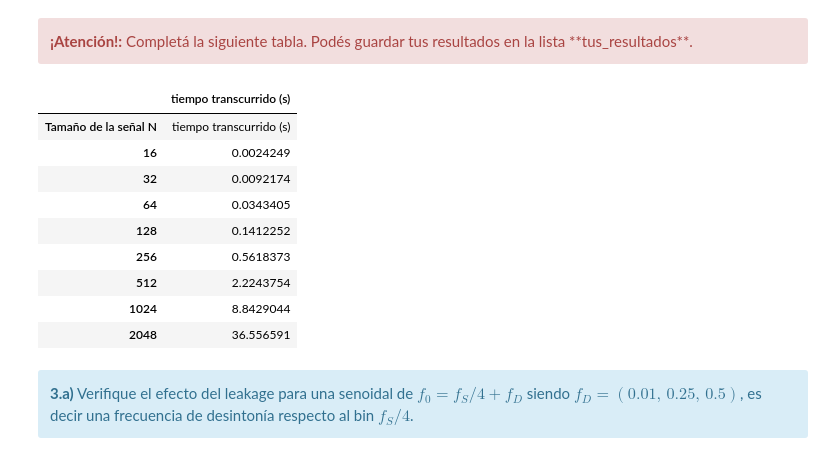
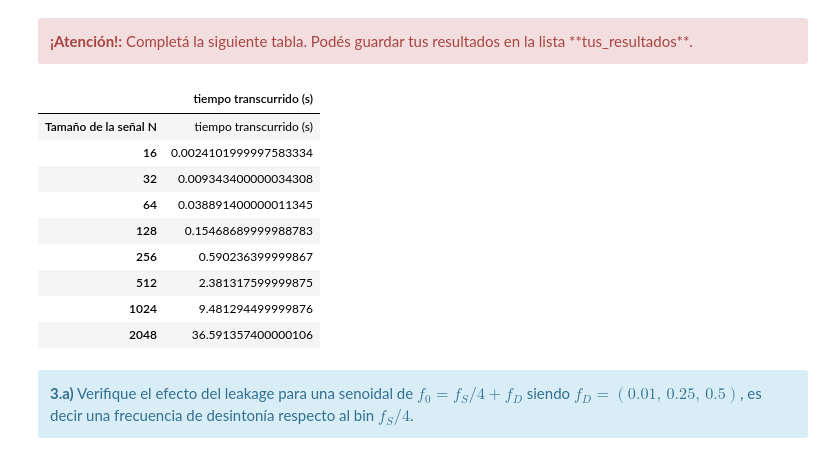
Before and after one commit to juansalvo94/2020_PDS_TP, a Jupyter notebook: TP1 - Muestreo de señales - Forurier.ipynb, the cells around one changed output. Saved outputs shown, nothing was run; the diff lists cells and outputs as text; code cells hidden in the pictures.

```diff
--- a/TP1 - Muestreo de señales - Forurier.ipynb
+++ b/TP1 - Muestreo de señales - Forurier.ipynb
@@ -215,47 +215,84 @@ hello
 # %%
 from pandas import DataFrame
 from IPython.display import HTML
+from timeit import default_timer as timer
+
+def My_DFT(signal,N):
+	output = np.arange(0.0,N,dtype="complex_")
+	for k in range(N):  # For each output element
+		s = complex(0)
+		for t in range(N):  # For each input element
+			angle = 2j * np.pi * t * k / N
+			s += signal[t] * np.exp(-angle)
+		output[k] = s
+	return output
 
 #######################################
 # Tu simulación que genere resultados #
 #######################################
+muestras = []
+for x in range(4,12):
+    muestras.append(2**x)
+
+Tiempos = []
+Tiempos_txt = []
+for N in muestras:
 
 
+    fs = 1000 # Hz
+    a0 = 1 # Volts
+    p0 = 0 # radianes
+    f0 = 25.5  # Hz
+    ts = 1/fs
+
+    tt,xx = generador_senoidal(fs,f0,N,a0,p0)
+
+    Tini = timer()
+    dft =My_DFT( xx,N)
+    dft_x = np.arange(0,N)
+    dft_abs = np.abs(dft)*2/N
+    dft_phs = np.angle(dft,deg = True)
+    Tfin = timer()
+    Tiempo_dft = Tfin-Tini
+    Tiempos.append(Tiempo_dft)
+    Tiempos_txt.append(str(Tiempo_dft))
+
+#def generador_senoidal (fs, f0, N, a0=1, p0=0):
 
 tus_resultados = [ ['tiempo transcurrido (s)'],
-                   ['0.0024249'], # <-- acá debería haber numeritos :)
-                   ['0.0092174'], # <-- acá debería haber numeritos :)
-                   ['0.0343405'], # <-- acá debería haber numeritos :)
-                   ['0.1412252'], # <-- acá debería haber numeritos :)
-                   ['0.5618373'], # <-- acá debería haber numeritos :)
-                   ['2.2243754'], # <-- acá debería haber numeritos :)
-                   ['8.8429044'], # <-- acá debería haber numeritos :)
-                   ['36.556591']  # <-- acá debería haber numeritos :)
+                   [Tiempos_txt[0]], # <-- acá debería haber numeritos :)
+                   [Tiempos_txt[1]], # <-- acá debería haber numeritos :)
+                   [Tiempos_txt[2]], # <-- acá debería haber numeritos :)
+                   [Tiempos_txt[3]], # <-- acá debería haber numeritos :)
+                   [Tiempos_txt[4]], # <-- acá debería haber numeritos :)
+                   [Tiempos_txt[5]], # <-- acá debería haber numeritos :)
+                   [Tiempos_txt[6]], # <-- acá debería haber numeritos :)
+                   [Tiempos_txt[7]]  # <-- acá debería haber numeritos :)
                  ]
 df = DataFrame(tus_resultados,
                columns=['tiempo transcurrido (s)'],
                index=['Tamaño de la señal N',
                       16,
                       32,
                       64,
                       128,
                       256,
                       512,
                       1024,
                       2048
                      ])
 HTML(df.to_html())
 # %% [output]
 |  | tiempo transcurrido (s) |
 | Tamaño de la señal N | tiempo transcurrido (s) |
-| 16 | 0.0024249 |
-| 32 | 0.0092174 |
-| 64 | 0.0343405 |
-| 128 | 0.1412252 |
-| 256 | 0.5618373 |
-| 512 | 2.2243754 |
-| 1024 | 8.8429044 |
-| 2048 | 36.556591 |
+| 16 | 0.0024101999997583334 |
+| 32 | 0.009343400000034308 |
+| 64 | 0.038891400000011345 |
+| 128 | 0.15468689999988783 |
+| 256 | 0.590236399999867 |
+| 512 | 2.381317599999875 |
+| 1024 | 9.481294499999876 |
+| 2048 | 36.591357400000106 |
 # %% [markdown]
 <div class="alert alert-block alert-info">
 <b>3.a)</b> Verifique el efecto del leakage para una senoidal de $f_0 = f_S/4 + f_D$ siendo $f_D = (0.01,\, 0.25,\, 0.5)$, es decir una frecuencia de desintonía respecto al bin $f_S/4$.
```
Also changed, not shown: parts of 1 cell of this notebook.
